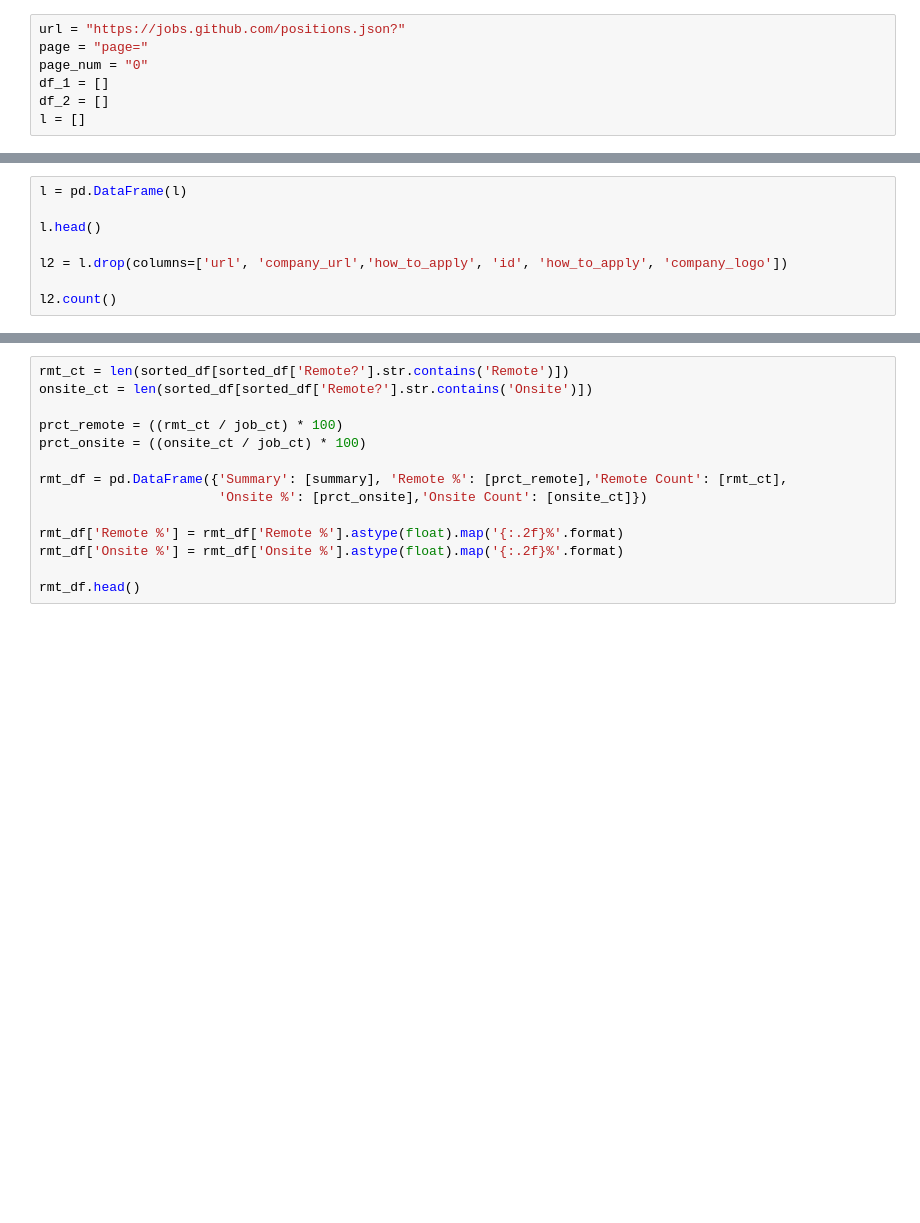
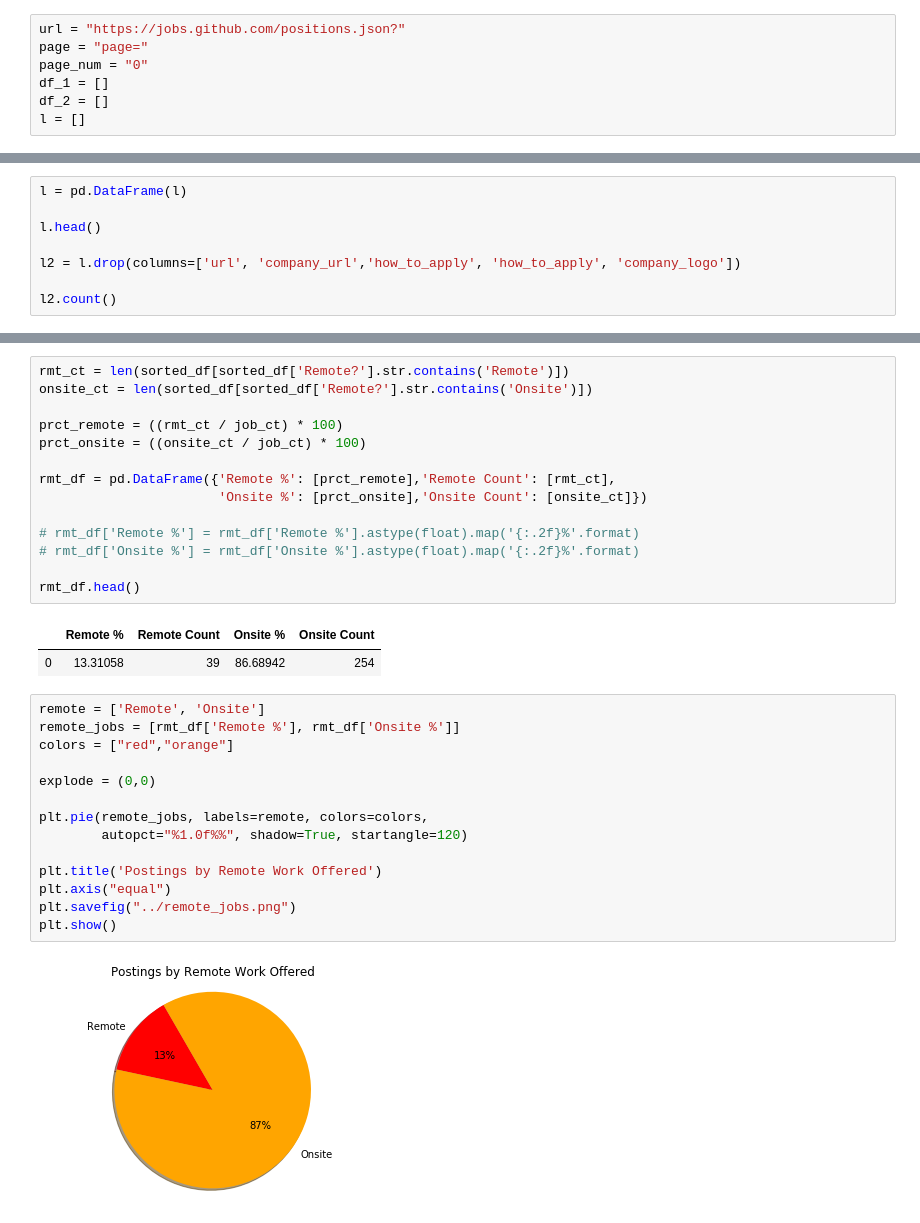
Before and after one commit to brian1581/Project1, a Jupyter notebook: base_file.ipynb, the cells around one changed output, grey strips where cells are left out. Cells and saved outputs as stored; diff of their text form; blank space fills up the shorter version.

Commit message:
Add files via upload
Latest installment with charts

```diff
--- a/base_file.ipynb
+++ b/base_file.ipynb
@@ -42,6 +52,6 @@ l = pd.DataFrame(l)
 
 l.head()
 
-l2 = l.drop(columns=['url', 'company_url','how_to_apply', 'id', 'how_to_apply', 'company_logo'])
+l2 = l.drop(columns=['url', 'company_url','how_to_apply', 'how_to_apply', 'company_logo'])
 
 l2.count()
@@ -161,13 +250,32 @@ onsite_ct = len(sorted_df[sorted_df['Remote?'].str.contains('Onsite')])
 prct_remote = ((rmt_ct / job_ct) * 100)
 prct_onsite = ((onsite_ct / job_ct) * 100)
 
-rmt_df = pd.DataFrame({'Summary': [summary], 'Remote %': [prct_remote],'Remote Count': [rmt_ct],
+rmt_df = pd.DataFrame({'Remote %': [prct_remote],'Remote Count': [rmt_ct],
                        'Onsite %': [prct_onsite],'Onsite Count': [onsite_ct]})
 
-rmt_df['Remote %'] = rmt_df['Remote %'].astype(float).map('{:.2f}%'.format)
-rmt_df['Onsite %'] = rmt_df['Onsite %'].astype(float).map('{:.2f}%'.format)
+# rmt_df['Remote %'] = rmt_df['Remote %'].astype(float).map('{:.2f}%'.format)
+# rmt_df['Onsite %'] = rmt_df['Onsite %'].astype(float).map('{:.2f}%'.format)
 
 rmt_df.head()
+# %% [output]
+|  | Remote % | Remote Count | Onsite % | Onsite Count |
+| 0 | 13.31058 | 39 | 86.68942 | 254 |
+# %%
+remote = ['Remote', 'Onsite']
+remote_jobs = [rmt_df['Remote %'], rmt_df['Onsite %']]
+colors = ["red","orange"]
+
+explode = (0,0)
+
+plt.pie(remote_jobs, labels=remote, colors=colors,
+        autopct="%1.0f%%", shadow=True, startangle=120)
+
+plt.title('Postings by Remote Work Offered')
+plt.axis("equal")
+plt.savefig("../remote_jobs.png")
+plt.show()
+# %% [output]
+[figure, added]
 # %%
 sr_ct = len(sorted_df[sorted_df['Senior Bucket'].str.contains('Senior')])
 lead_ct = len(sorted_df[sorted_df['Senior Bucket'].str.contains('Lead')])
```
Also changed, not shown: parts of 21 cells of this notebook.
